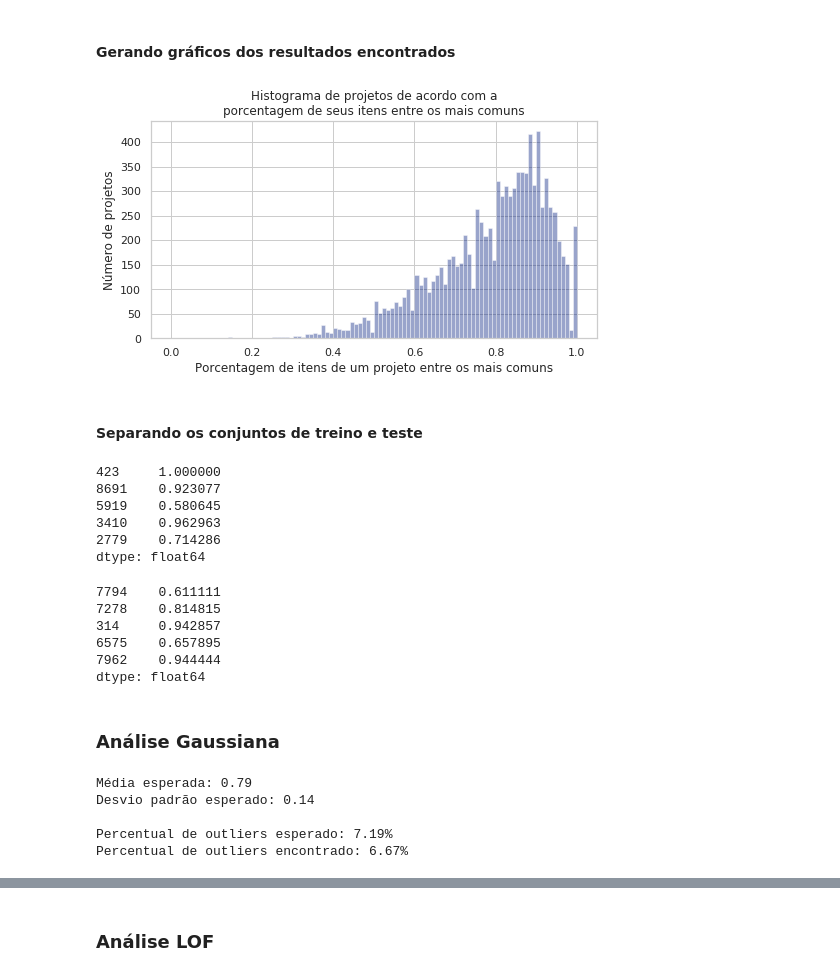
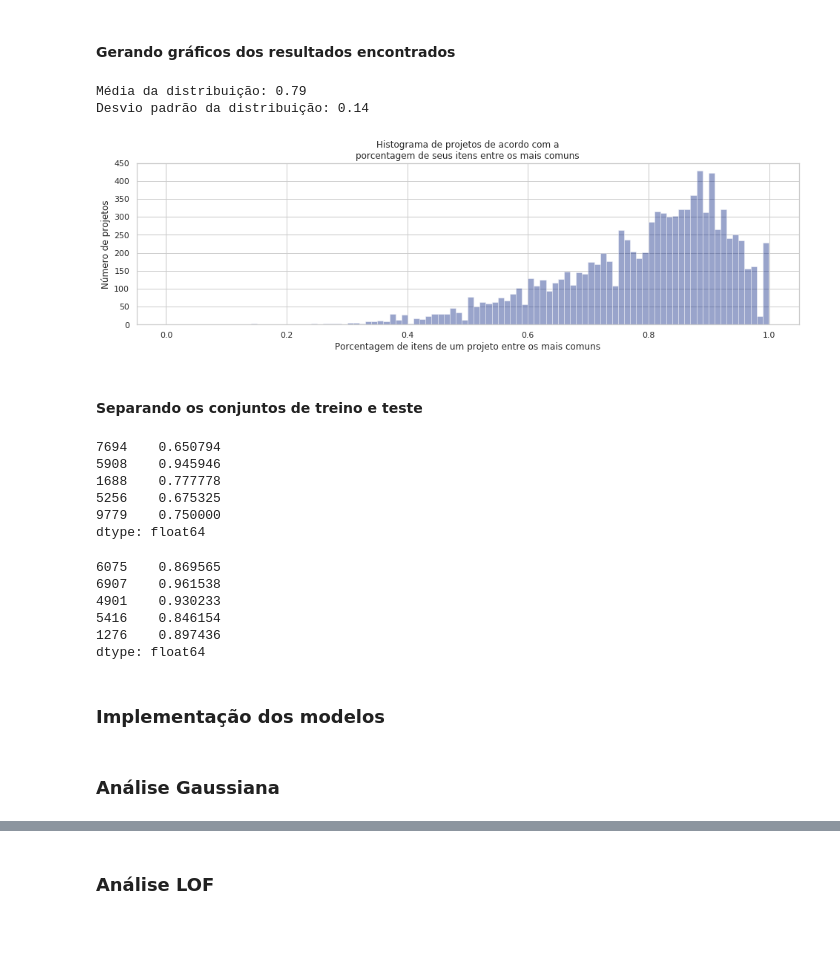
Before and after one commit to lappis-unb/salic-ml, a Jupyter notebook: notebooks/report/analysis_of_common_items.ipynb, the cells around one changed output, grey strips where cells are left out. Drawn from its saved outputs; the diff is of its cells as text; code cells hidden in the pictures; blank space fills up the shorter version.

Commit message:
improve research about common items metric, adding some outlier detection models

```diff
--- a/notebooks/report/analysis_of_common_items.ipynb
+++ b/notebooks/report/analysis_of_common_items.ipynb
@@ -178,16 +178,26 @@ Wall time: 1min 40s
+# %%
+segment_projects[segment_projects >= 0.999] = 0.999
+segment_projects[segment_projects <= 0.001] = 0.001
 # %% [markdown]
 #### Gerando gráficos dos resultados encontrados
 # %%
 sns.set(style='whitegrid', palette='dark')
-f, ax = plt.subplots(figsize=(8,4))
+f, ax = plt.subplots(figsize=(16,4))
 
 sns.distplot(segment_projects, bins=100, kde=False)
 plt.title('Histograma de projetos de acordo com a\nporcentagem de seus itens entre os mais comuns')
 plt.ylabel('Número de projetos')
 plt.xlabel('Porcentagem de itens de um projeto entre os mais comuns')
 plt.grid(True)
+
+expected_mean = np.mean(segment_projects)
+expected_std = np.std(segment_projects)
+print('Média da distribuição: %.2lf' % expected_mean)
+print('Desvio padrão da distribuição: %.2lf\n' % expected_std)
 # %% [output]
+Média da distribuição: 0.79
+Desvio padrão da distribuição: 0.14
-[figure, old version]
+[figure, new version]
 # %% [markdown]
 #### Separando os conjuntos de treino e teste
 # %%
@@ -197,15 +207,17 @@ projects_train, projects_test = train_test_split(segment_projects, test_size=0.3
 display(projects_train.head())
 display(projects_test.head())
 # %% [output]
-423     1.000000
-8691    0.923077
-5919    0.580645
-3410    0.962963
-2779    0.714286
+7694    0.650794
+5908    0.945946
+1688    0.777778
+5256    0.675325
+9779    0.750000
 dtype: float64
-7794    0.611111
-7278    0.814815
-314     0.942857
-6575    0.657895
-7962    0.944444
+6075    0.869565
+6907    0.961538
+4901    0.930233
+5416    0.846154
+1276    0.897436
 dtype: float64
+# %% [markdown]
+### Implementação dos modelos
@@ -212,25 +302,3 @@ dtype: float64
 # %% [markdown]
 ### Análise Gaussiana
-# %%
-expected_mean = np.mean(projects_train)
-expected_std = np.std(projects_train)
-print('Média esperada: %.2lf' % expected_mean)
-print('Desvio padrão esperado: %.2lf\n' % expected_std)
-
-k = 1.8
-lower_limit = expected_mean - k * expected_std
-upper_limit = expected_mean + k * expected_std
-contamination = 2 * (1 - scipy.stats.norm(expected_mean, expected_std).cdf(upper_limit))
-
-inlier_filter = ((projects_test >= lower_limit) & (projects_test <= upper_limit))
-contamination_found = sum(~inlier_filter) / len(projects_test)
-
-print('Percentual de outliers esperado: %.2lf%%' % (100 * contamination))
-print('Percentual de outliers encontrado: %.2lf%%' % (100 * contamination_found))
-# %% [output]
-Média esperada: 0.79
-Desvio padrão esperado: 0.14
-
-Percentual de outliers esperado: 7.19%
-Percentual de outliers encontrado: 6.67%
 # %%
```
Also changed, not shown: parts of 15 cells of this notebook.
